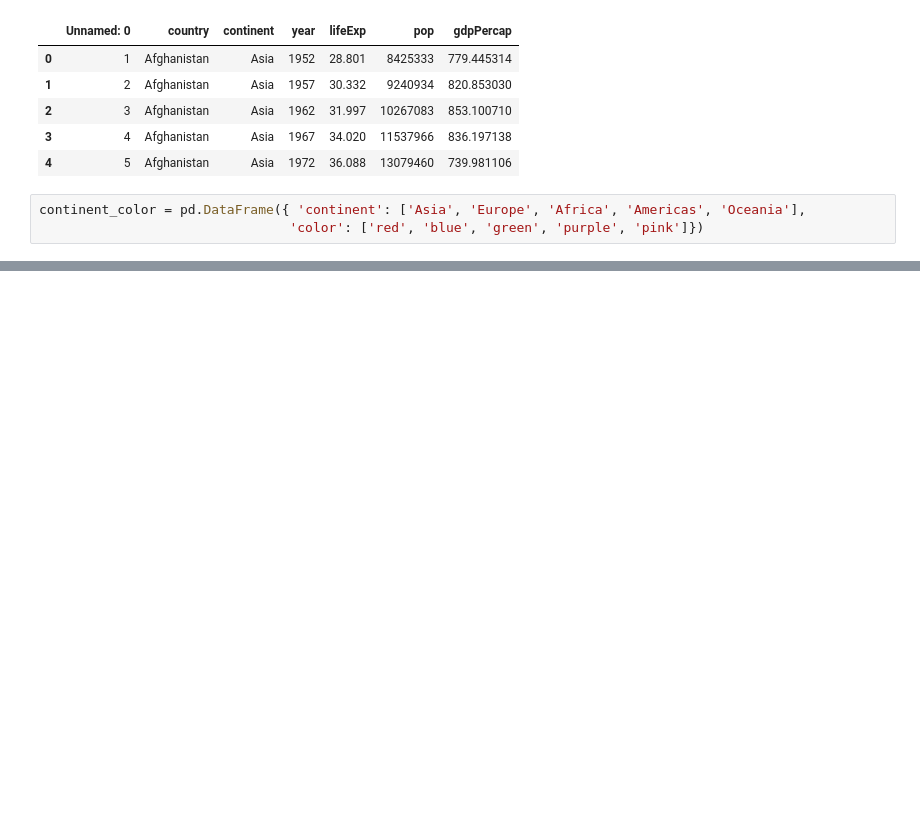
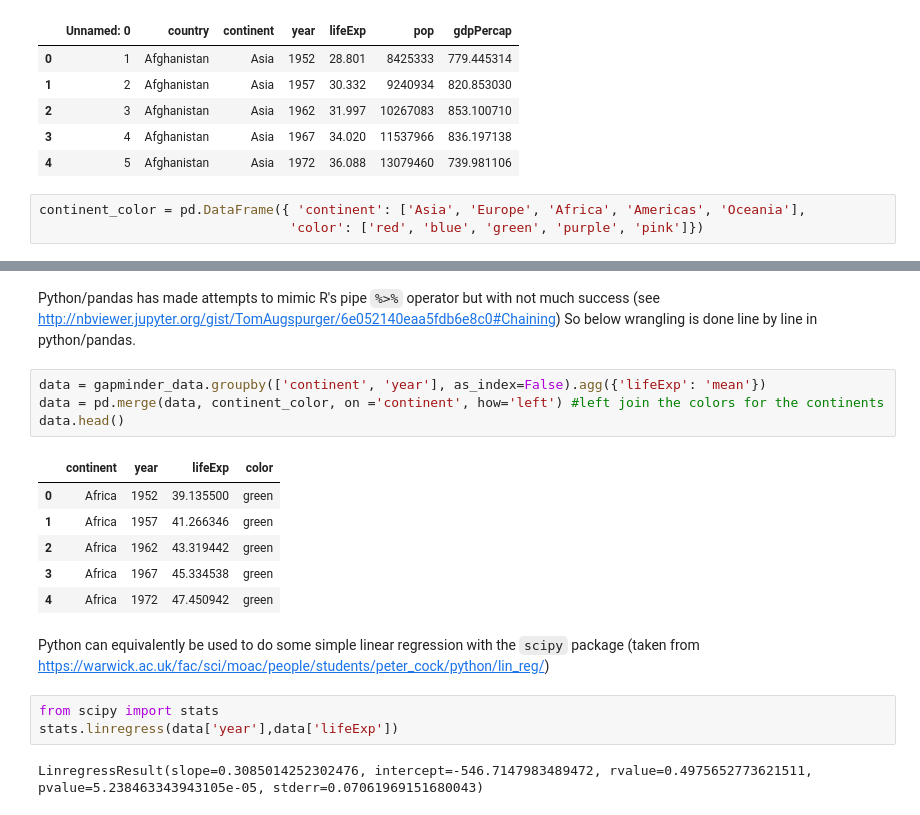
Before and after one commit to berndtlindner/R_and_python, a Jupyter notebook: data-science/summary/data-science_python_summary.ipynb, the cells around one changed output, grey strips where cells are left out. Saved outputs shown, nothing was run; the diff lists cells and outputs as text; blank space fills up the shorter version.

```diff
--- a/data-science/summary/data-science_python_summary.ipynb
+++ b/data-science/summary/data-science_python_summary.ipynb
@@ -49,0 +22,22 @@ IndentationError: unexpected indent (<ipython-input-9-16d8fc6fca77>, line 2)
+# %% [markdown]
+Python/pandas has made attempts to mimic R's pipe `%>%` operator but with not much success (see http://nbviewer.jupyter.org/gist/TomAugspurger/6e052140eaa5fdb6e8c0#Chaining)
+So below wrangling is done line by line in python/pandas.
+# %%
+data = gapminder_data.groupby(['continent', 'year'], as_index=False).agg({'lifeExp': 'mean'})
+data = pd.merge(data, continent_color, on ='continent', how='left') #left join the colors for the continents
+data.head()
+# %% [output]
+|  | continent | year | lifeExp | color |
+| 0 | Africa | 1952 | 39.135500 | green |
+| 1 | Africa | 1957 | 41.266346 | green |
+| 2 | Africa | 1962 | 43.319442 | green |
+| 3 | Africa | 1967 | 45.334538 | green |
+| 4 | Africa | 1972 | 47.450942 | green |
+# %% [markdown]
+Python can equivalently be used to do some simple linear regression with the `scipy` package
+(taken from https://warwick.ac.uk/fac/sci/moac/people/students/peter_cock/python/lin_reg/)
+# %%
+from scipy import stats
+stats.linregress(data['year'],data['lifeExp'])
+# %% [output]
+LinregressResult(slope=0.3085014252302476, intercept=-546.7147983489472, rvalue=0.4975652773621511, pvalue=5.238463343943105e-05, stderr=0.07061969151680043)
```
Also changed, not shown: parts of 2 cells of this notebook, 7 other files.
